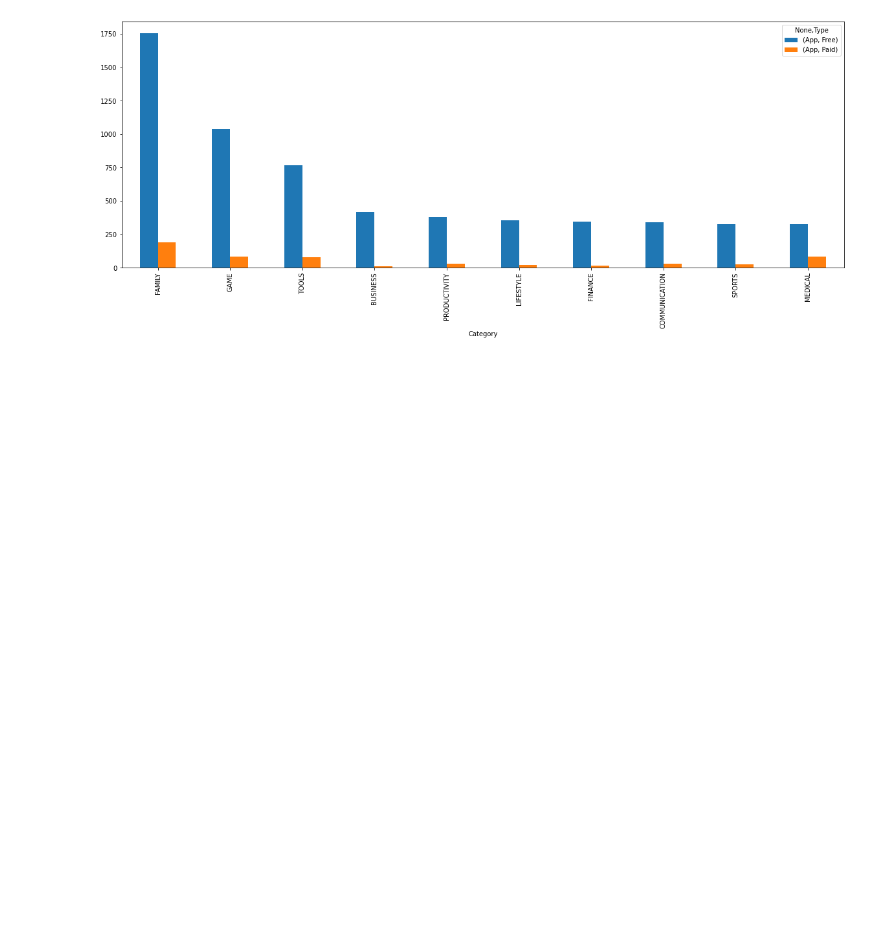
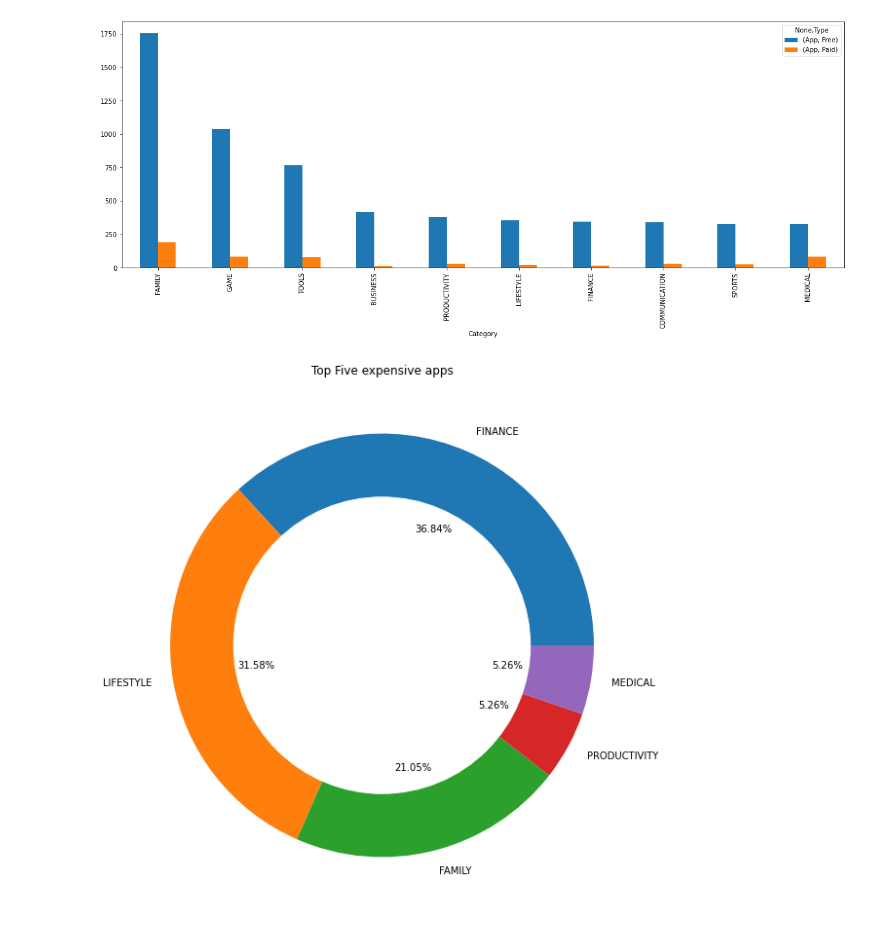
Before and after one commit to prashantmiracle/Play-Store-App-Review-Analysis, a Jupyter notebook: Play Store App Review Analysis - Capstone Project.ipynb, the cells around one changed output. Cells and saved outputs as stored; diff of their text form; code cells hidden in the pictures; blank space fills up the shorter version.

```diff
--- a/Play Store App Review Analysis - Capstone Project.ipynb
+++ b/Play Store App Review Analysis - Capstone Project.ipynb
@@ -493,3 +493,16 @@ Category_type.plot(kind='bar',stacked=False, figsize=(20,7))
 # %% [output]
 <matplotlib.axes._subplots.AxesSubplot at 0x...>
 [figure]
+# %%
+#Top 5 categoies which contain expensive Apps so wthat we can plan for pricing strategy
+
+plt.figure(figsize=(40,10))
+plt.pie(df1[df1.Price>120].Category.value_counts(),labels=df1[df1.Price>120].Category.value_counts().index, autopct='%1.2f%%')
+
+my_circle=plt.Circle( (0,0), 0.7, color='white')
+p=plt.gcf()
+p.gca().add_artist(my_circle)
+plt.title('Top Five expensive apps')
+plt.show()
+# %% [output]
+[figure, added]
```
Also changed, not shown: parts of 1 cell of this notebook.
